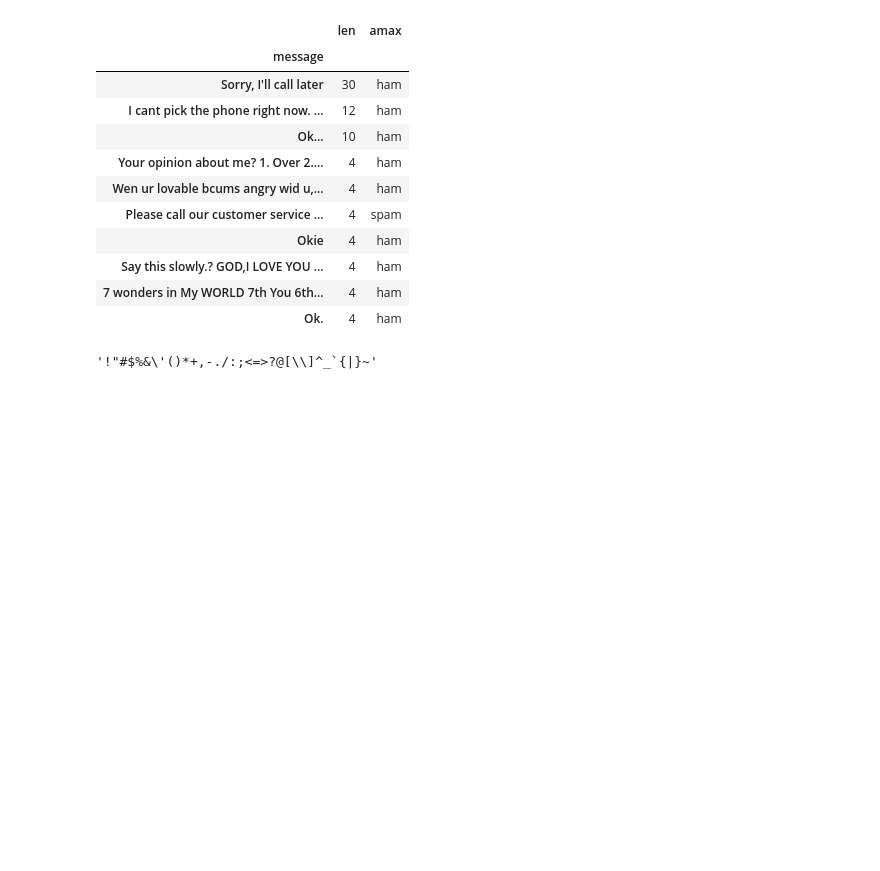
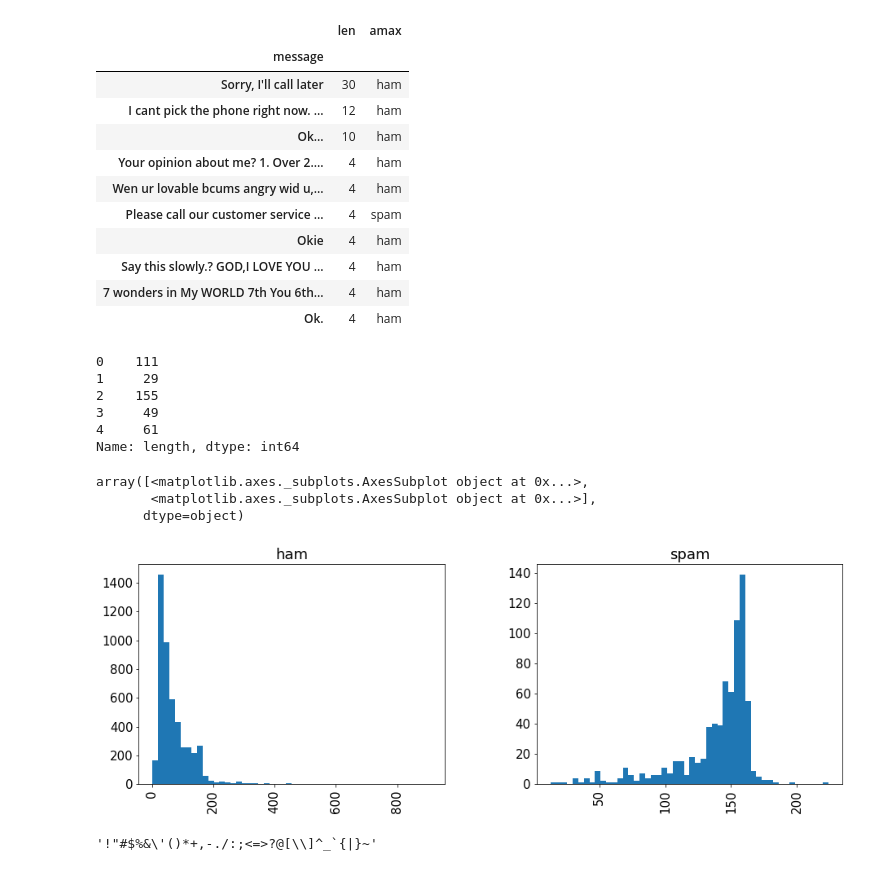
Before and after one commit to segoranov/sms-spam-detection-machine-learning, a Jupyter notebook: sms-spam-detection.ipynb, the cells around one changed output. Drawn from its saved outputs; the diff is of its cells as text; code cells hidden in the pictures; blank space fills up the shorter version.

Commit message:
Add new feature - length of message. Create histogram.

```diff
--- a/sms-spam-detection.ipynb
+++ b/sms-spam-detection.ipynb
@@ -107,3 +107,24 @@ display(topMessages)
 | Say this slowly.? GOD,I LOVE YOU ... | 4 | ham |
 | 7 wonders in My WORLD 7th You 6th... | 4 | ham |
 | Ok. | 4 | ham |
+# %%
+# Let's add a new feature - length of message.
+# It will be interesting to see if there is a correlation between the length
+# of the message and whether it is makred as spam or not
+sms["length"] = sms["message"].apply(len)
+sms["length"].head()
+# %% [output]
+0    111
+1     29
+2    155
+3     49
+4     61
+Name: length, dtype: int64
+# %%
+# Ok, let's see that graphically
+sms.hist(column="length", by="label", bins=50, figsize=(15,5))
+# %% [output]
+array([<matplotlib.axes._subplots.AxesSubplot object at 0x...>,
+       <matplotlib.axes._subplots.AxesSubplot object at 0x...>],
+      dtype=object)
+[figure, added]
```
Also changed, not shown: parts of 1 cell of this notebook.
